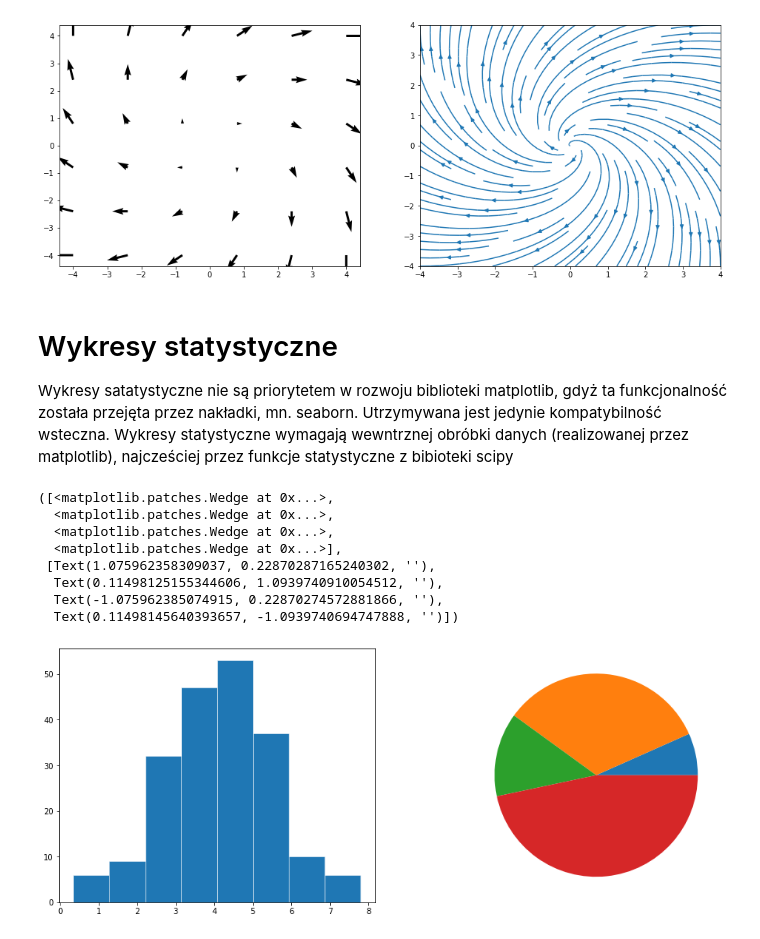
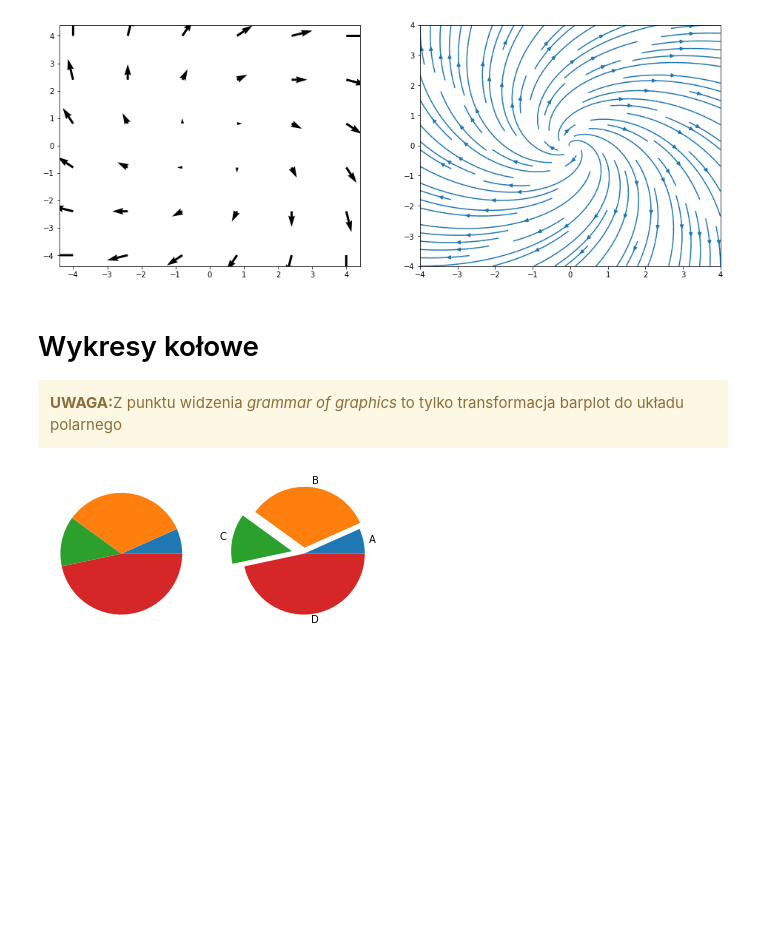
Before and after one commit to jarekj71/zaawansowana_wizualizacja_danych, a Jupyter notebook: 02_podstawy_sbymbologia/basic.ipynb, the cells around one changed output. Drawn from its saved outputs; the diff is of its cells as text; code cells hidden in the pictures; blank space fills up the shorter version.

```diff
--- a/02_podstawy_sbymbologia/basic.ipynb
+++ b/02_podstawy_sbymbologia/basic.ipynb
@@ -260,25 +302,15 @@ ax2.streamplot(X, Y, U, V)
 <matplotlib.streamplot.StreamplotSet at 0x...>
 [figure]
 # %% [markdown]
-# Wykresy statystyczne
+# Wykresy kołowe
 
-Wykresy satatystyczne nie są priorytetem w rozwoju biblioteki matplotlib, gdyż ta funkcjonalność została przejęta przez nakładki, mn. seaborn. Utrzymywana jest jedynie kompatybilność wsteczna. Wykresy statystyczne wymagają wewntrznej obróbki danych (realizowanej przez matplotlib), najcześciej przez funkcje statystyczne z bibioteki scipy
+
+<div class="alert alert-block alert-warning">
+    <b>UWAGA:</b>Z punktu widzenia <i>grammar of graphics</i> to tylko transformacja barplot do układu polarnego</div>
 # %%
-np.random.seed(1)
-x = 4 + np.random.normal(0, 1.5, 200)
 y=[1,5,2,7]
-
-fig,(ax1,ax2) = plt.subplots(ncols=2,figsize=(16,6))
-
-ax1.hist(x, bins=8, linewidth=0.5, edgecolor="white") # bins jest przekazywane do funkcji scipy.stats.histogram
-ax2.pie(y, radius=1) # z punktu widzenia GG to tylko transformacja barplot do układu polarnegoa
+fig,axes = plt.subplots(ncols=2)
+_ = axes[0].pie(y, radius=1) # z punktu widzenia GG to tylko transformacja barplot do układu polarnegp
+_ = axes[1].pie(y, radius=1,explode=[0,0.1,0.2,0],labels=[*"ABCD"]) # z punktu widzenia GG to tylko transformacja barplot do układu polarnegp
 # %% [output]
-([<matplotlib.patches.Wedge at 0x...>,
-  <matplotlib.patches.Wedge at 0x...>,
-  <matplotlib.patches.Wedge at 0x...>,
-  <matplotlib.patches.Wedge at 0x...>],
- [Text(1.075962358309037, 0.22870287165240302, ''),
-  Text(0.11498125155344606, 1.0939740910054512, ''),
-  Text(-1.075962385074915, 0.22870274572881866, ''),
-  Text(0.11498145640393657, -1.0939740694747888, '')])
-[figure, old version]
+[figure, new version]
```
Also changed, not shown: parts of 29 cells of this notebook, 4 other files.
